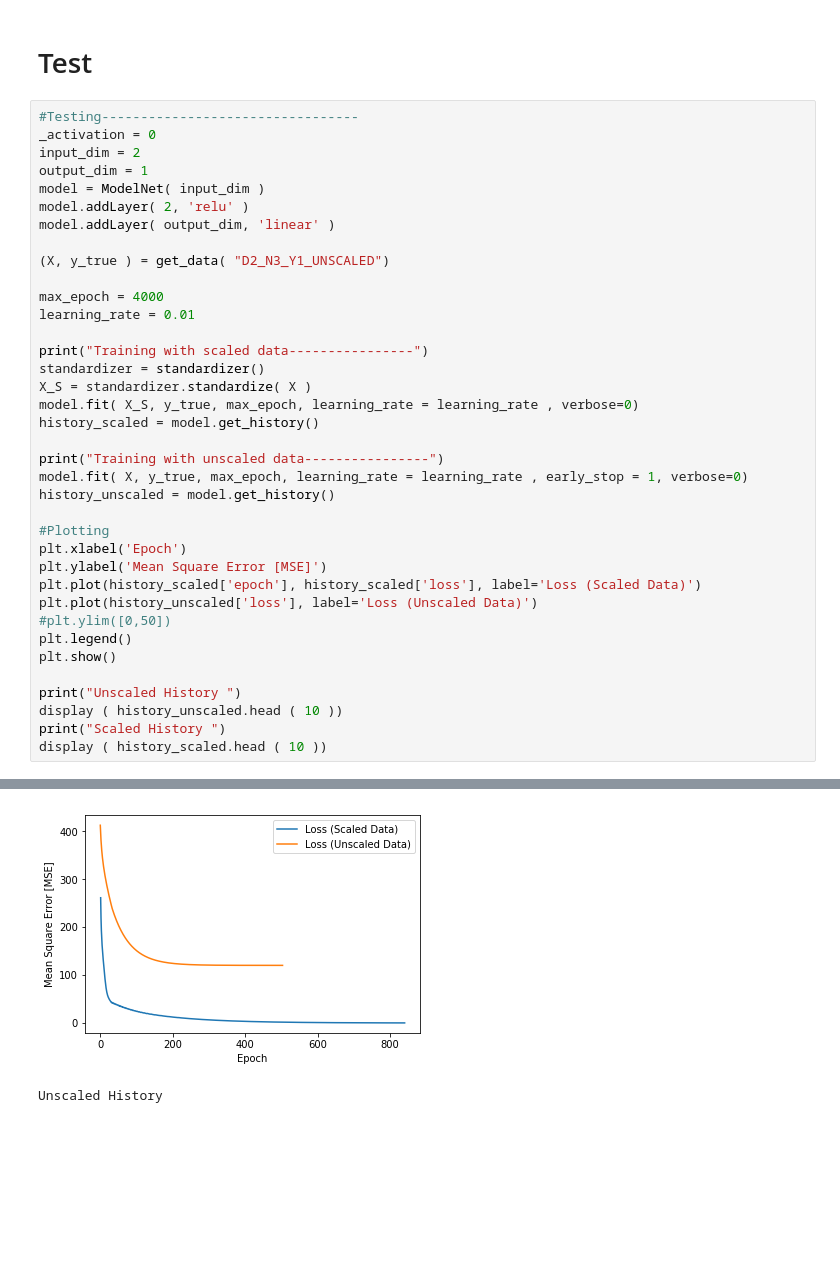
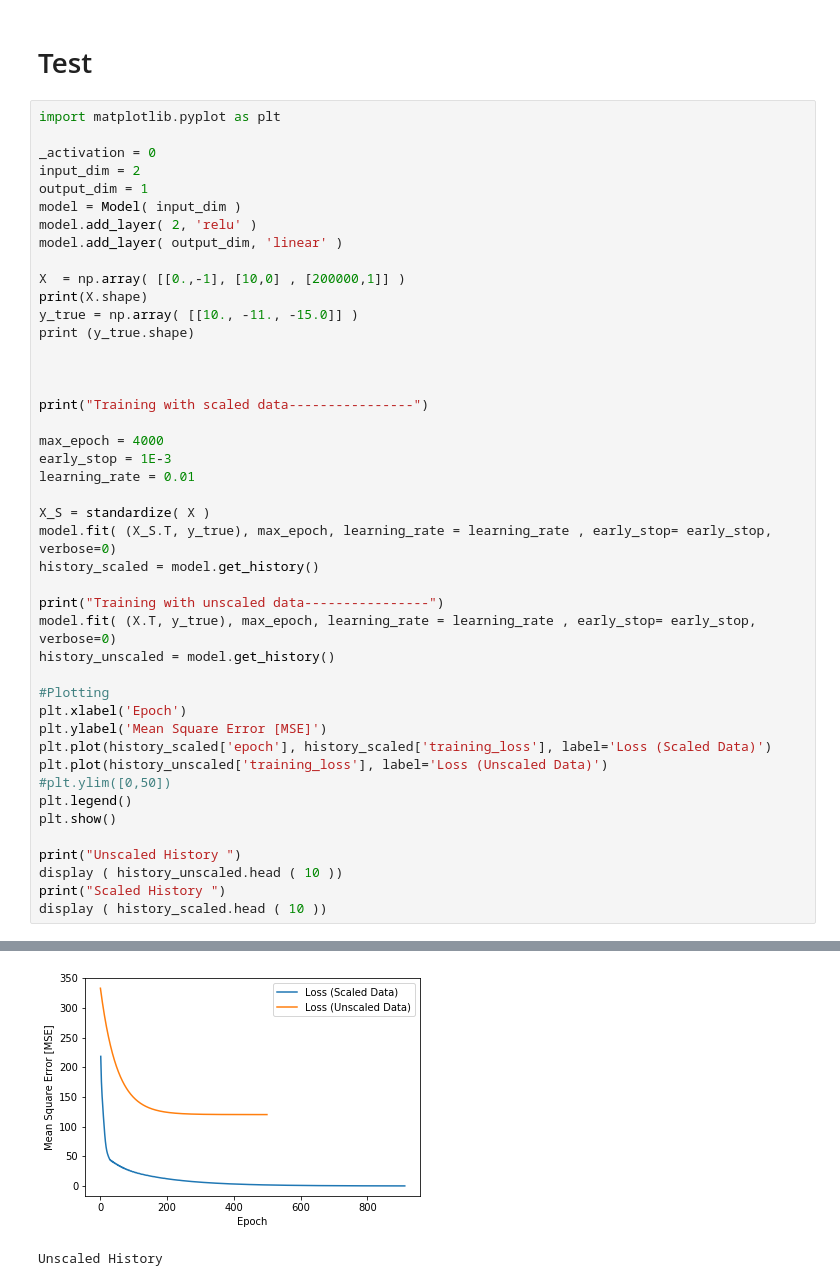
Before and after one commit to Prof-Greipl/wif-640-machine-learning-sem, a Jupyter notebook: colab_notebooks/IML_309_Feature Scaling.ipynb, the cells around one changed output, grey strips where cells are left out. Cells and saved outputs as stored; diff of their text form; blank space fills up the shorter version.

```diff
--- a/colab_notebooks/IML_309_Feature Scaling.ipynb
+++ b/colab_notebooks/IML_309_Feature Scaling.ipynb
@@ -350,34 +259,41 @@ class ModelNet:
 # %% [markdown]
 # Test
 # %%
-#Testing---------------------------------
+import matplotlib.pyplot as plt
+
 _activation = 0
 input_dim = 2
 output_dim = 1
-model = ModelNet( input_dim )
-model.addLayer( 2, 'relu' )
-model.addLayer( output_dim, 'linear' )
+model = Model( input_dim )
+model.add_layer( 2, 'relu' )
+model.add_layer( output_dim, 'linear' )
 
-(X, y_true ) = get_data( "D2_N3_Y1_UNSCALED")
+X  = np.array( [[0.,-1], [10,0] , [200000,1]] )
+print(X.shape)
+y_true = np.array( [[10., -11., -15.0]] )
+print (y_true.shape)
+
+
+
+print("Training with scaled data----------------")
 
 max_epoch = 4000
+early_stop = 1E-3
 learning_rate = 0.01
 
-print("Training with scaled data----------------")
-standardizer = standardizer()
-X_S = standardizer.standardize( X )
-model.fit( X_S, y_true, max_epoch, learning_rate = learning_rate , verbose=0)
+X_S = standardize( X )
+model.fit( (X_S.T, y_true), max_epoch, learning_rate = learning_rate , early_stop= early_stop, verbose=0)
 history_scaled = model.get_history()
 
 print("Training with unscaled data----------------")
-model.fit( X, y_true, max_epoch, learning_rate = learning_rate , early_stop = 1, verbose=0)
+model.fit( (X.T, y_true), max_epoch, learning_rate = learning_rate , early_stop= early_stop, verbose=0)
 history_unscaled = model.get_history()
 
 #Plotting
 plt.xlabel('Epoch')
 plt.ylabel('Mean Square Error [MSE]')
-plt.plot(history_scaled['epoch'], history_scaled['loss'], label='Loss (Scaled Data)')
-plt.plot(history_unscaled['loss'], label='Loss (Unscaled Data)')
+plt.plot(history_scaled['epoch'], history_scaled['training_loss'], label='Loss (Scaled Data)')
+plt.plot(history_unscaled['training_loss'], label='Loss (Unscaled Data)')
 #plt.ylim([0,50])
 plt.legend()
 plt.show()
@@ -407,2 +323,2 @@ Epoch 504: Finished
-[figure, old version]
+[figure, new version]
 Unscaled History
```
Also changed, not shown: parts of 5 cells of this notebook, 22 other files.
